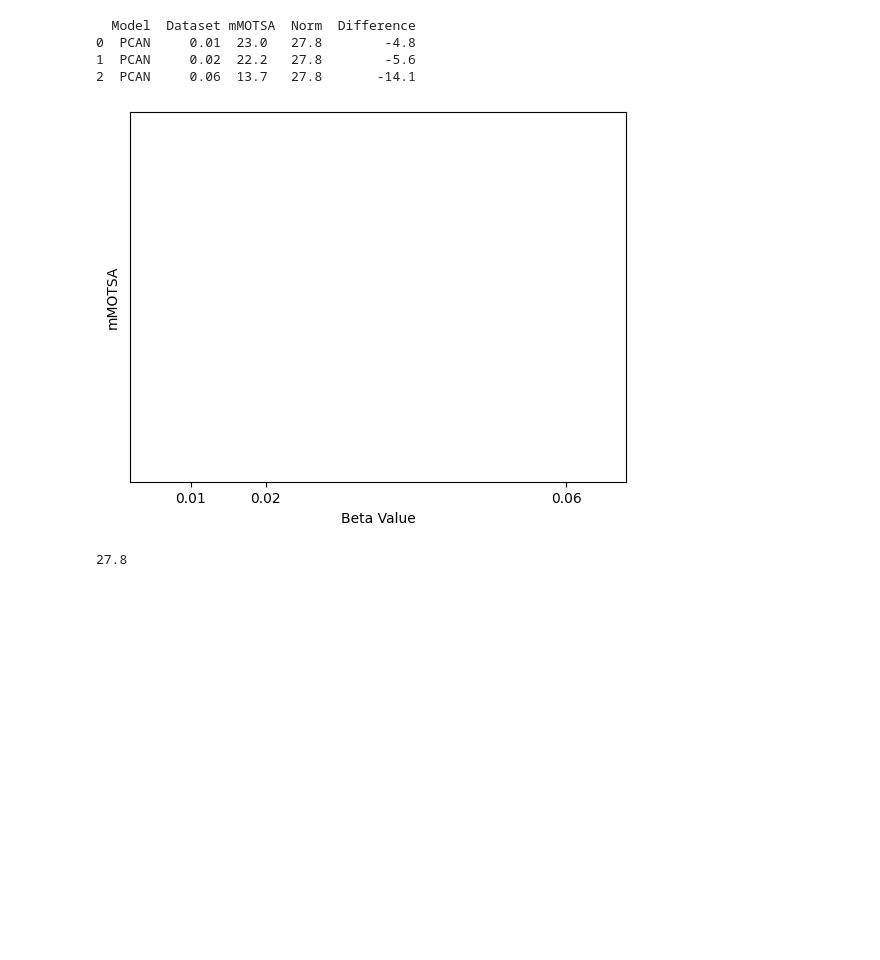
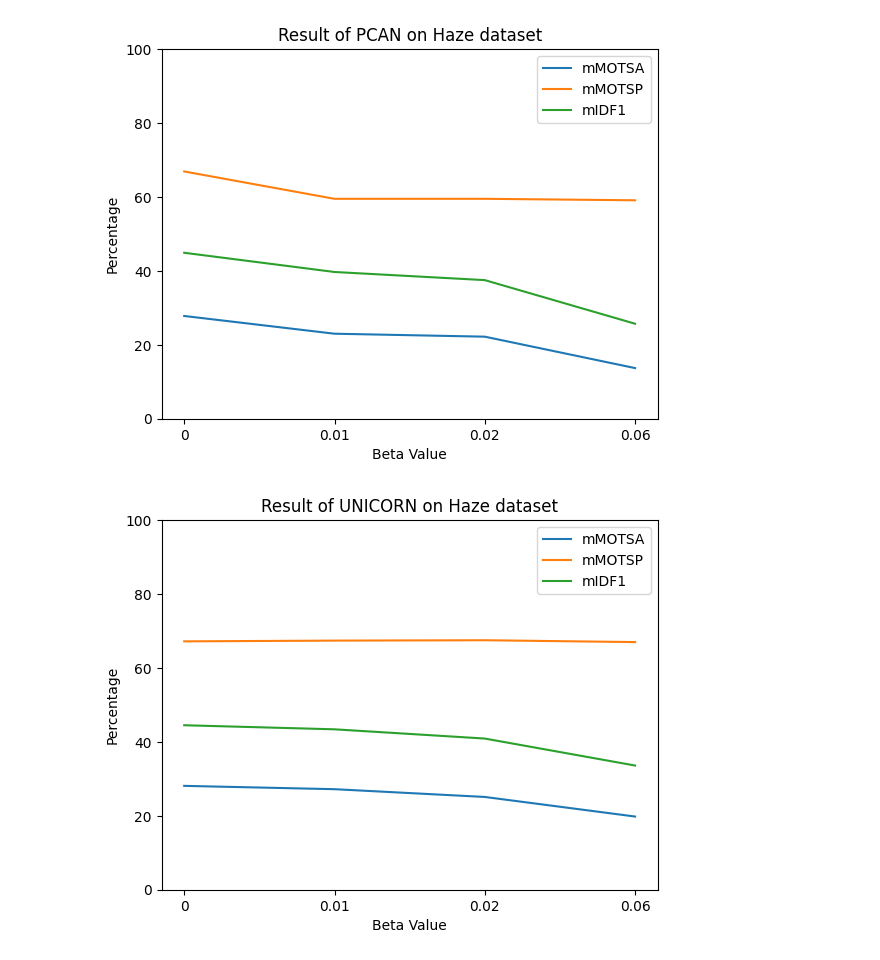
Before and after one commit to 2223CUHKFYP/2223CUHKFYP.github.io, a Jupyter notebook: resources/make_graph.ipynb, the cells around one changed output. Drawn from its saved outputs; the diff is of its cells as text; code cells hidden in the pictures; blank space fills up the shorter version.

```diff
--- a/resources/make_graph.ipynb
+++ b/resources/make_graph.ipynb
@@ -13,27 +20,21 @@ df_norm
-# %%
-def comparision_graph(df,df_norm, model, metric):
-    target_df = df[df["Model"]==model][["Model", "Dataset", metric]]
-    target_df[metric] = target_df[metric].apply(lambda x:x.split("(")[0])
-    norm_value = df_norm[df_norm["Model"]==model][metric][0]
-    target_df["Norm"] = norm_value
-    target_df["Difference"] = target_df[metric].astype(float) - target_df["Norm"]
-    print(target_df)
-    plt.bar(target_df["Dataset"], target_df[metric], width=0.01)
-    plt.xticks(target_df["Dataset"])
-    plt.ylabel(metric)
-    ax = plt.gca()
-    plt.ylim(10, 23.1)
-    #ax.invert_yaxis()
-    plt.xlabel("Beta Value")
-    plt.show()
-comparision_graph(df_haze, df_norm, "PCAN", "mMOTSA")
-# %% [output]
-  Model  Dataset mMOTSA  Norm  Difference
-0  PCAN     0.01  23.0   27.8        -4.8
-1  PCAN     0.02  22.2   27.8        -5.6
-2  PCAN     0.06  13.7   27.8       -14.1
-[figure, removed]
-# %%
-df_norm[df_norm["Model"]=="PCAN"]["mMOTSA"][0]
-# %% [output]
-27.8
+# %%
+models = ["PCAN", "UNICORN"]
+metrics = ["mMOTSA", "mMOTSP", "mIDF1"]
+for model in models:
+    for metric in metrics:
+        target_df = df[df["Model"]==model][["Model", "Dataset", metric]]
+        target_df["Dataset"] = target_df["Dataset"].astype(str)
+        target_df[metric] = target_df[metric].astype(str).apply(lambda x:x.split("(")[0]).astype(float)
+        plt.plot(target_df["Dataset"], target_df[metric], label=metric)
+        plt.xlabel("Beta Value")
+        plt.xticks(range(4), ["0", "0.01", "0.02", "0.06"])
+        #plt.xticklabels(["0.01", "0.02", "0.06"])
+        plt.ylabel("Percentage")
+        plt.ylim(0,100)
+        plt.title(f"Result of {model} on Haze dataset")
+    plt.legend(loc="best")
+    plt.savefig(f"{model}_haze")
+    plt.show()
+# %% [output]
+[figure, added]
+[figure, added]
```
Also changed, not shown: parts of 5 cells of this notebook, 6 other files.
